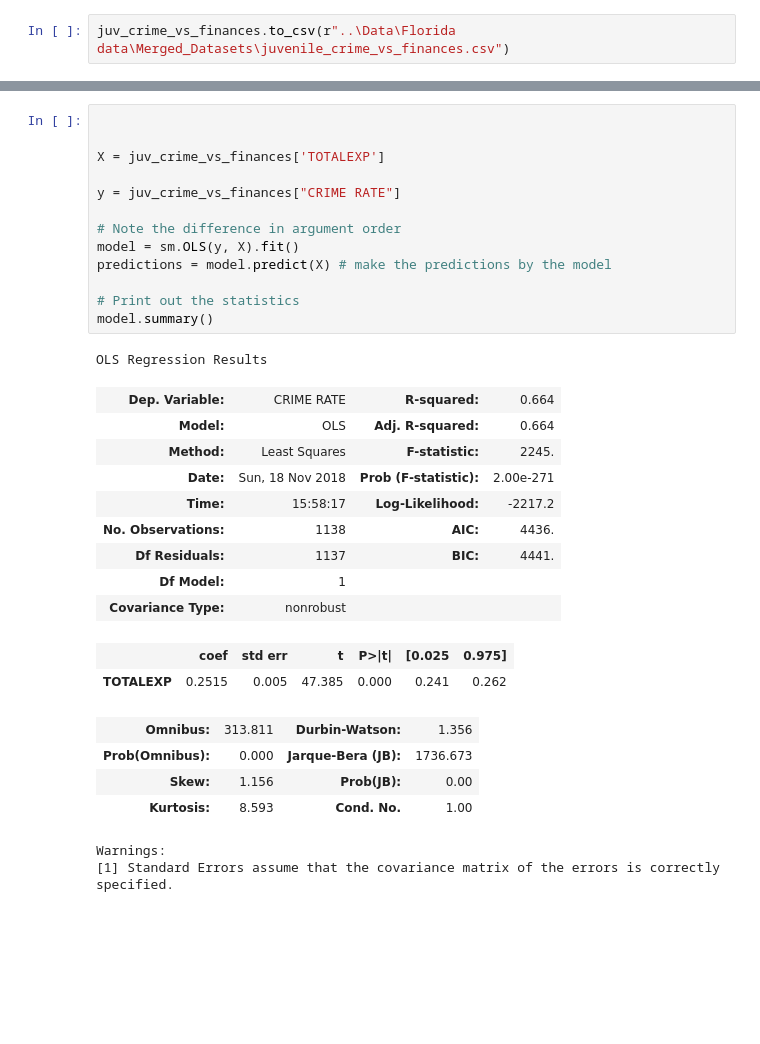
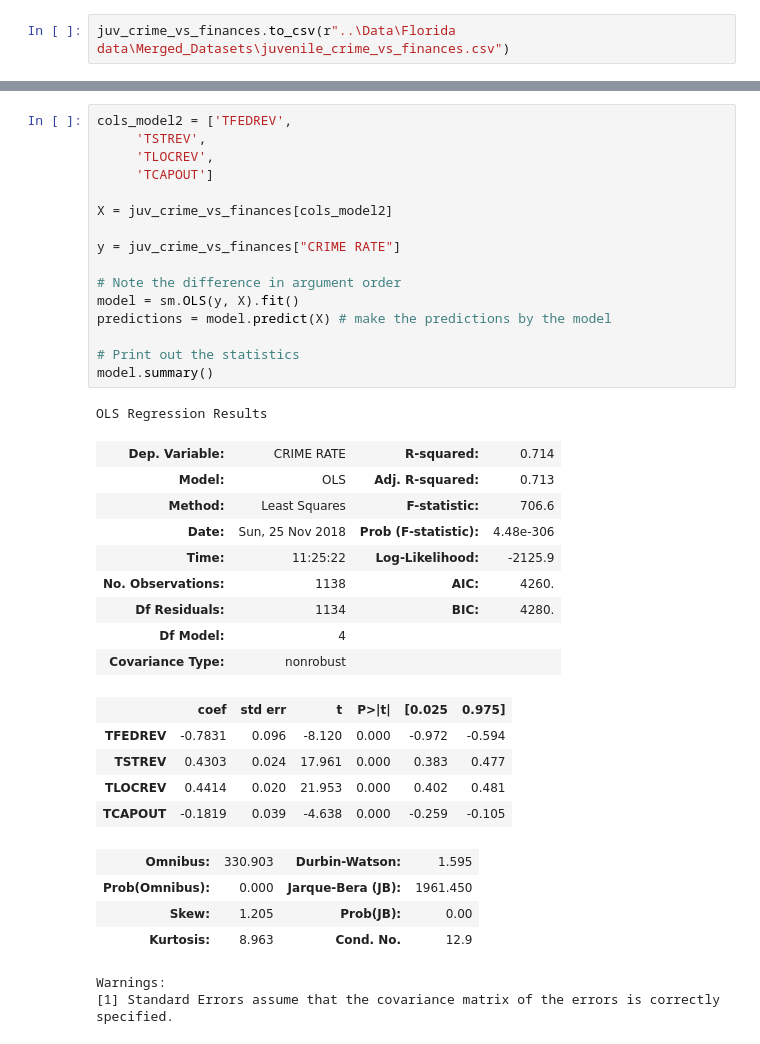
Before and after one commit to cschubert29/Intro_DS_Project, a Jupyter notebook: Code/Finances_vs_Juvenile_Crime.ipynb, the cells around one changed output, grey strips where cells are left out. Cells and saved outputs as stored; diff of their text form; blank space fills up the shorter version.

```diff
--- a/Code/Finances_vs_Juvenile_Crime.ipynb
+++ b/Code/Finances_vs_Juvenile_Crime.ipynb
@@ -133,34 +134,40 @@ OLS Regression Results
 Warnings:
 [1] Standard Errors assume that the covariance matrix of the errors is correctly specified.
 # %%
+cols_model2 = ['TFEDREV',
+     'TSTREV',
+     'TLOCREV',
+     'TCAPOUT']
 
-
-X = juv_crime_vs_finances['TOTALEXP']
+X = juv_crime_vs_finances[cols_model2]
 
 y = juv_crime_vs_finances["CRIME RATE"]
 
 # Note the difference in argument order
 model = sm.OLS(y, X).fit()
 predictions = model.predict(X) # make the predictions by the model
 
 # Print out the statistics
 model.summary()
 # %% [output]
 OLS Regression Results
-| Dep. Variable: | CRIME RATE | R-squared: | 0.664 |
-| Model: | OLS | Adj. R-squared: | 0.664 |
-| Method: | Least Squares | F-statistic: | 2245. |
-| Date: | Sun, 18 Nov 2018 | Prob (F-statistic): | 2.00e-271 |
-| Time: | 15:58:17 | Log-Likelihood: | -2217.2 |
-| No. Observations: | 1138 | AIC: | 4436. |
-| Df Residuals: | 1137 | BIC: | 4441. |
-| Df Model: | 1 |  |  |
+| Dep. Variable: | CRIME RATE | R-squared: | 0.714 |
+| Model: | OLS | Adj. R-squared: | 0.713 |
+| Method: | Least Squares | F-statistic: | 706.6 |
+| Date: | Sun, 25 Nov 2018 | Prob (F-statistic): | 4.48e-306 |
+| Time: | 11:25:22 | Log-Likelihood: | -2125.9 |
+| No. Observations: | 1138 | AIC: | 4260. |
+| Df Residuals: | 1134 | BIC: | 4280. |
+| Df Model: | 4 |  |  |
 | Covariance Type: | nonrobust |  |  |
 |  | coef | std err | t | P>|t| | [0.025 | 0.975] |
-| TOTALEXP | 0.2515 | 0.005 | 47.385 | 0.000 | 0.241 | 0.262 |
+| TFEDREV | -0.7831 | 0.096 | -8.120 | 0.000 | -0.972 | -0.594 |
+| TSTREV | 0.4303 | 0.024 | 17.961 | 0.000 | 0.383 | 0.477 |
+| TLOCREV | 0.4414 | 0.020 | 21.953 | 0.000 | 0.402 | 0.481 |
+| TCAPOUT | -0.1819 | 0.039 | -4.638 | 0.000 | -0.259 | -0.105 |
-| Omnibus: | 313.811 | Durbin-Watson: | 1.356 |
-| Prob(Omnibus): | 0.000 | Jarque-Bera (JB): | 1736.673 |
-| Skew: | 1.156 | Prob(JB): | 0.00 |
-| Kurtosis: | 8.593 | Cond. No. | 1.00 |
+| Omnibus: | 330.903 | Durbin-Watson: | 1.595 |
+| Prob(Omnibus): | 0.000 | Jarque-Bera (JB): | 1961.450 |
+| Skew: | 1.205 | Prob(JB): | 0.00 |
+| Kurtosis: | 8.963 | Cond. No. | 12.9 |
 Warnings:
 [1] Standard Errors assume that the covariance matrix of the errors is correctly specified.
```
Also changed, not shown: parts of 13 cells of this notebook, 11 other files.
